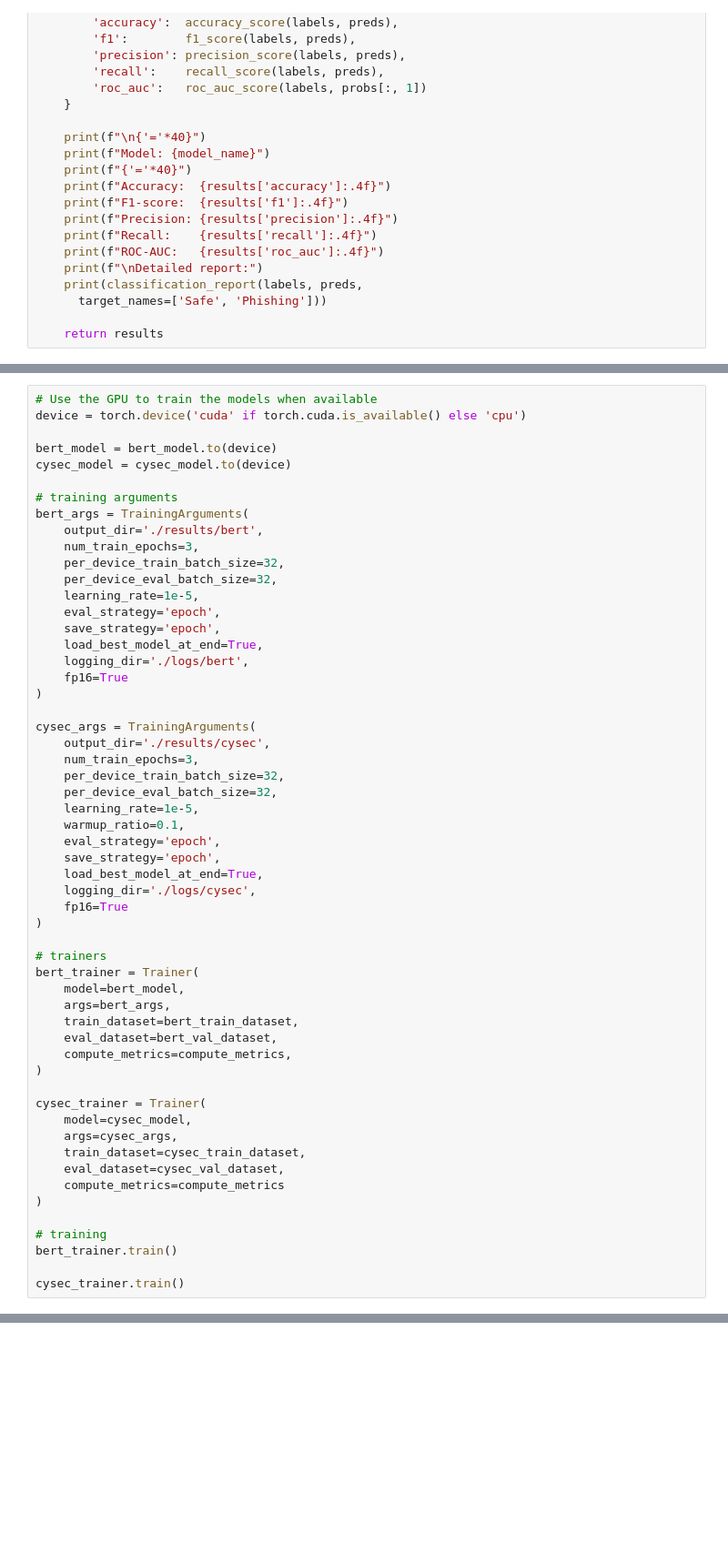
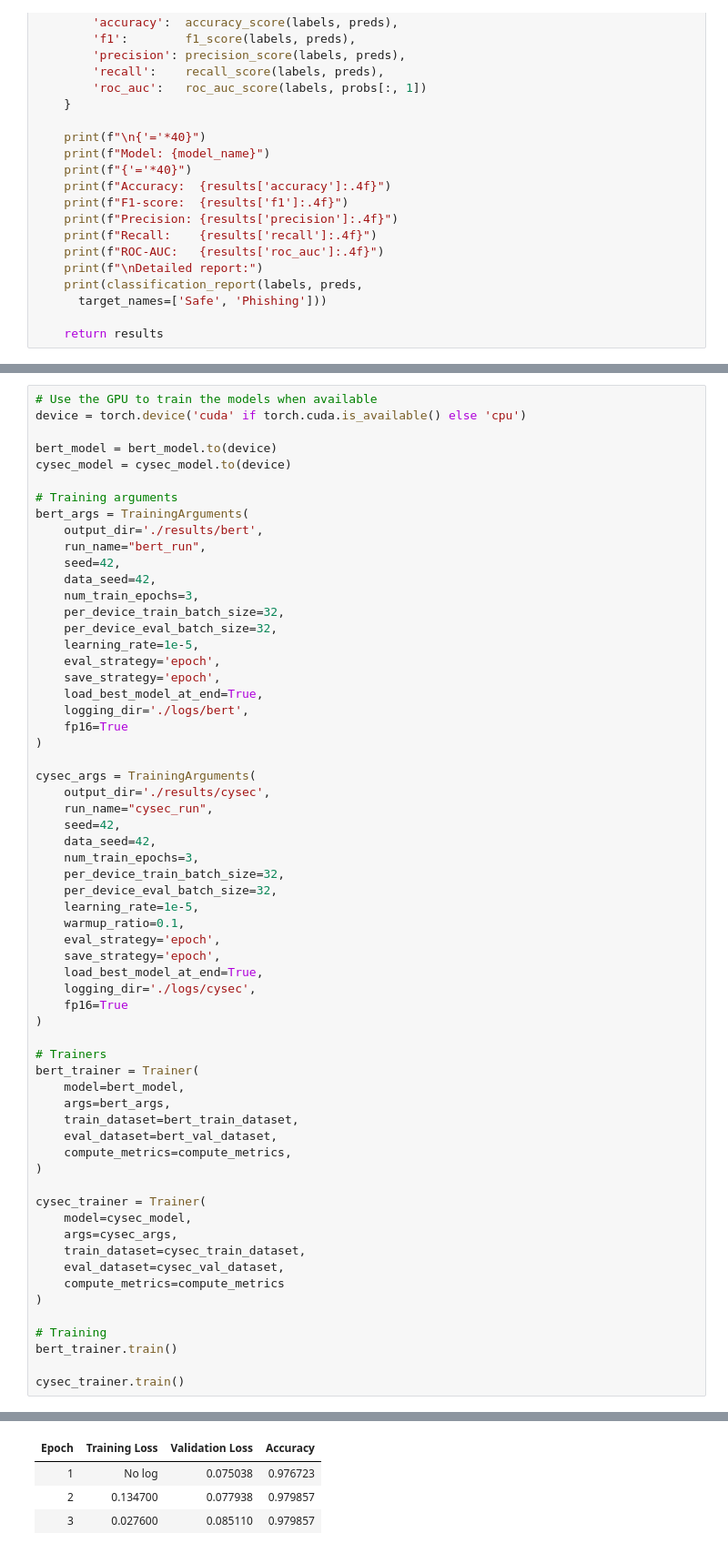
Before and after one commit to MarekHomiak000/Phishing-model, a Jupyter notebook: phishing-model.ipynb, the cells around one changed output, grey strips where cells are left out. Shown at 91% size. Drawn from its saved outputs; the diff is of its cells as text; blank space fills up the shorter version.

```diff
--- a/phishing-model.ipynb
+++ b/phishing-model.ipynb
@@ -431,9 +412,12 @@ device = torch.device('cuda' if torch.cuda.is_available() else 'cpu')
 bert_model = bert_model.to(device)
 cysec_model = cysec_model.to(device)
 
-# training arguments
+# Training arguments
 bert_args = TrainingArguments(
     output_dir='./results/bert',
+    run_name="bert_run",
+    seed=42,
+    data_seed=42,
     num_train_epochs=3,
     per_device_train_batch_size=32,
     per_device_eval_batch_size=32,
@@ -447,6 +431,9 @@ bert_args = TrainingArguments(
 
 cysec_args = TrainingArguments(
     output_dir='./results/cysec',
+    run_name="cysec_run",
+    seed=42,
+    data_seed=42,
     num_train_epochs=3,
     per_device_train_batch_size=32,
     per_device_eval_batch_size=32,
@@ -459,7 +446,7 @@ cysec_args = TrainingArguments(
     fp16=True
 )
 
-# trainers
+# Trainers
 bert_trainer = Trainer(
     model=bert_model,
     args=bert_args,
@@ -476,7 +463,7 @@ cysec_trainer = Trainer(
     compute_metrics=compute_metrics
 )
 
-# training
+# Training
 bert_trainer.train()
 
 cysec_trainer.train()
@@ -486,0 +472,4 @@ warmup_ratio is deprecated and will be removed in v5.2. Use `warmup_steps` inste
+| Epoch | Training Loss | Validation Loss | Accuracy |
+| 1 | No log | 0.075038 | 0.976723 |
+| 2 | 0.134700 | 0.077938 | 0.979857 |
+| 3 | 0.027600 | 0.085110 | 0.979857 |
```
Also changed, not shown: parts of 24 cells of this notebook.
